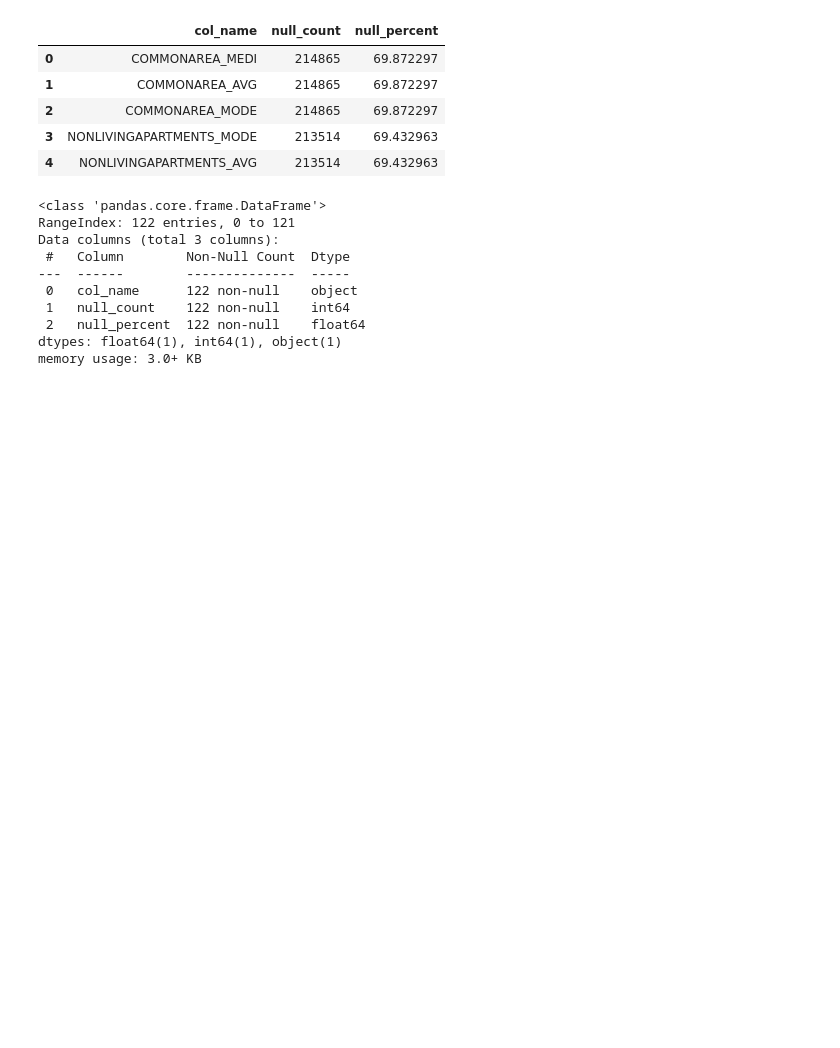
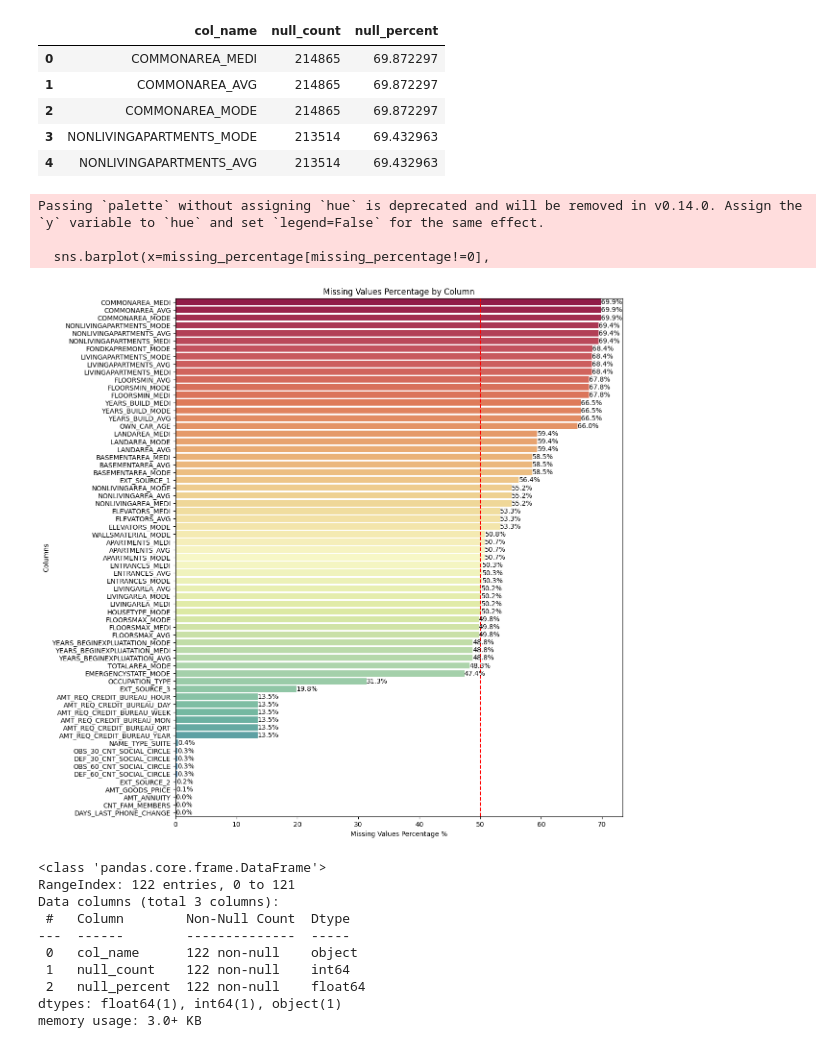
Before and after one commit to greatrifat/EDA, a Jupyter notebook: EDA_on_Bank_Loan_Defaulter.ipynb, the cells around one changed output. Drawn from its saved outputs; the diff is of its cells as text; code cells hidden in the pictures; blank space fills up the shorter version.

```diff
--- a/EDA_on_Bank_Loan_Defaulter.ipynb
+++ b/EDA_on_Bank_Loan_Defaulter.ipynb
@@ -79,6 +78,27 @@ missing_info.head()
 | 2 | COMMONAREA_MODE | 214865 | 69.872297 |
 | 3 | NONLIVINGAPARTMENTS_MODE | 213514 | 69.432963 |
 | 4 | NONLIVINGAPARTMENTS_AVG | 213514 | 69.432963 |
+# %%
+missing_percentage = (df_app.isna().mean() * 100).sort_values(ascending = False)
+# Visualize non-zero missing values percentages
+plt.figure(figsize=(12,14))
+sns.barplot(x=missing_percentage[missing_percentage!=0],
+            y=missing_percentage[missing_percentage!=0].index,
+            palette="Spectral")
+
+for index, value in enumerate(missing_percentage[missing_percentage != 0]):
+    plt.text(value, index, f'{value:.1f}%', color='black', va="center")
+
+plt.axvline(50, ls='--',color='red')
+plt.xlabel('Missing Values Percentage %')
+plt.ylabel('Columns')
+plt.title('Missing Values Percentage by Column')
+plt.show()
+# %% [output]
+Passing `palette` without assigning `hue` is deprecated and will be removed in v0.14.0. Assign the `y` variable to `hue` and set `legend=False` for the same effect.
+
+  sns.barplot(x=missing_percentage[missing_percentage!=0],
+[figure, added]
 # %%
 missing_info.info()
 # %% [output]
```
Also changed, not shown: parts of 21 cells of this notebook.
